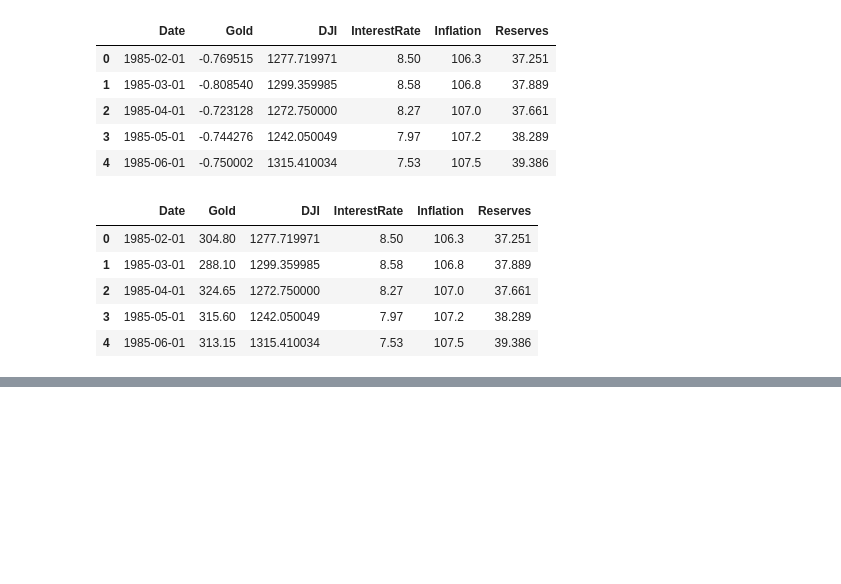
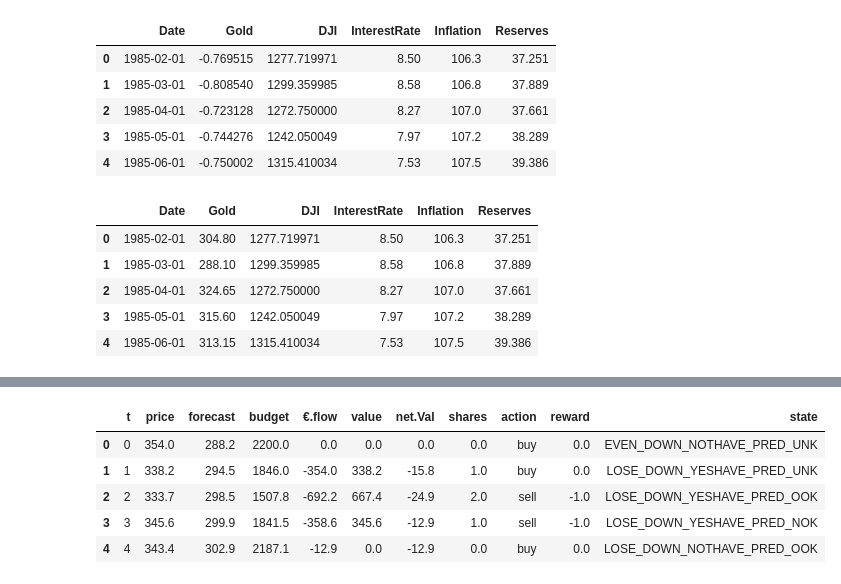
Before and after one commit to renero/trader, a Jupyter notebook: data/Manipulate original h5 data.ipynb, the cells around one changed output, grey strips where cells are left out. Cells and saved outputs as stored; diff of their text form; code cells hidden in the pictures; blank space fills up the shorter version.

```diff
--- a/data/Manipulate original h5 data.ipynb
+++ b/data/Manipulate original h5 data.ipynb
@@ -91,0 +106,10 @@ j_rescaled.head()
+# %%
+log = pd.read_csv('log_sample.csv', sep='|')
+log.head()
+# %% [output]
+|  | t | price | forecast | budget | €.flow | value | net.Val | shares | action | reward | state |
+| 0 | 0 | 354.0 | 288.2 | 2200.0 | 0.0 | 0.0 | 0.0 | 0.0 | buy | 0.0 | EVEN_DOWN_NOTHAVE_PRED_UNK |
+| 1 | 1 | 338.2 | 294.5 | 1846.0 | -354.0 | 338.2 | -15.8 | 1.0 | buy | 0.0 | LOSE_DOWN_YESHAVE_PRED_UNK |
+| 2 | 2 | 333.7 | 298.5 | 1507.8 | -692.2 | 667.4 | -24.9 | 2.0 | sell | -1.0 | LOSE_DOWN_YESHAVE_PRED_OOK |
+| 3 | 3 | 345.6 | 299.9 | 1841.5 | -358.6 | 345.6 | -12.9 | 1.0 | sell | -1.0 | LOSE_DOWN_YESHAVE_PRED_NOK |
+| 4 | 4 | 343.4 | 302.9 | 2187.1 | -12.9 | 0.0 | -12.9 | 0.0 | buy | 0.0 | LOSE_DOWN_NOTHAVE_PRED_OOK |
```
Also changed, not shown: parts of 10 cells of this notebook, 2 other files.
